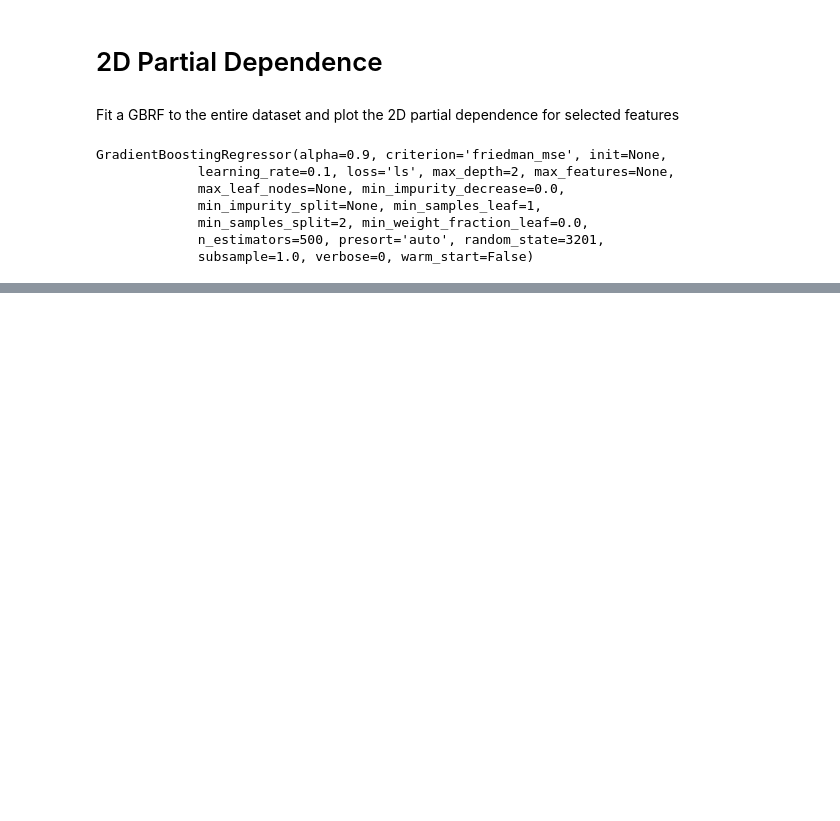
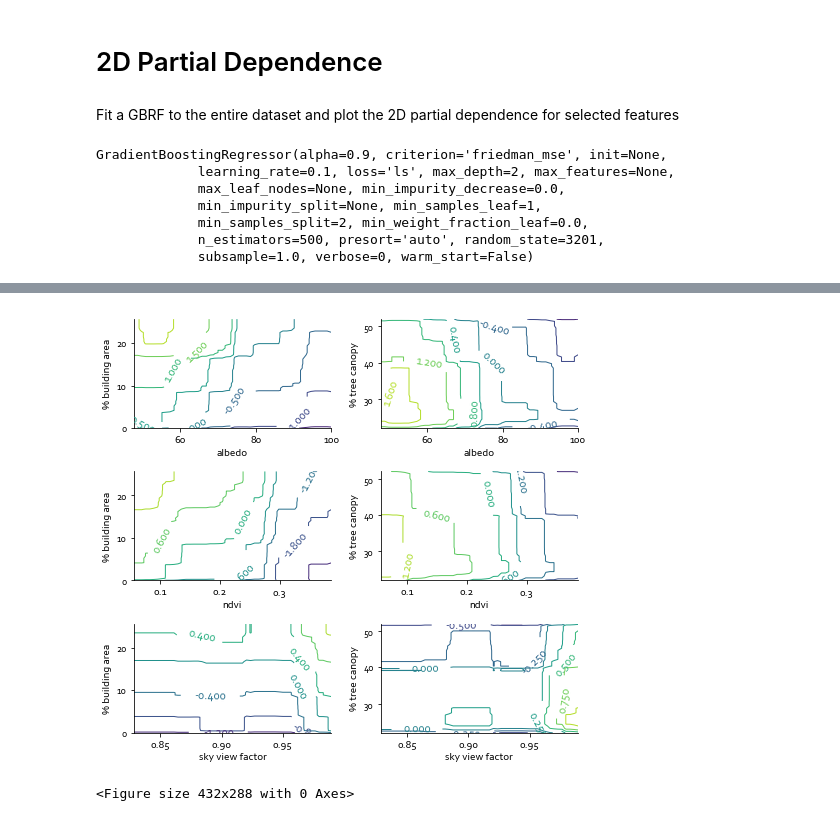
Before and after one commit to tommlogan/land_surface_temperature, a Jupyter notebook: code/analysis/partial_dependence_PY.ipynb, the cells around one changed output, grey strips where cells are left out. Saved outputs shown, nothing was run; the diff lists cells and outputs as text; code cells hidden in the pictures; blank space fills up the shorter version.

```diff
--- a/code/analysis/partial_dependence_PY.ipynb
+++ b/code/analysis/partial_dependence_PY.ipynb
@@ -67,0 +93,5 @@ plot_2d_partialdependence(gbm_day, 'day', grid_size, df_x)
+# %%
+plot_2d_partialdependence(gbm_day_max, 'day_max', grid_size, df_x)
+# %% [output]
+[figure, added]
+<Figure size 432x288 with 0 Axes>
```
Also changed, not shown: parts of 6 cells of this notebook, 10 other files.
